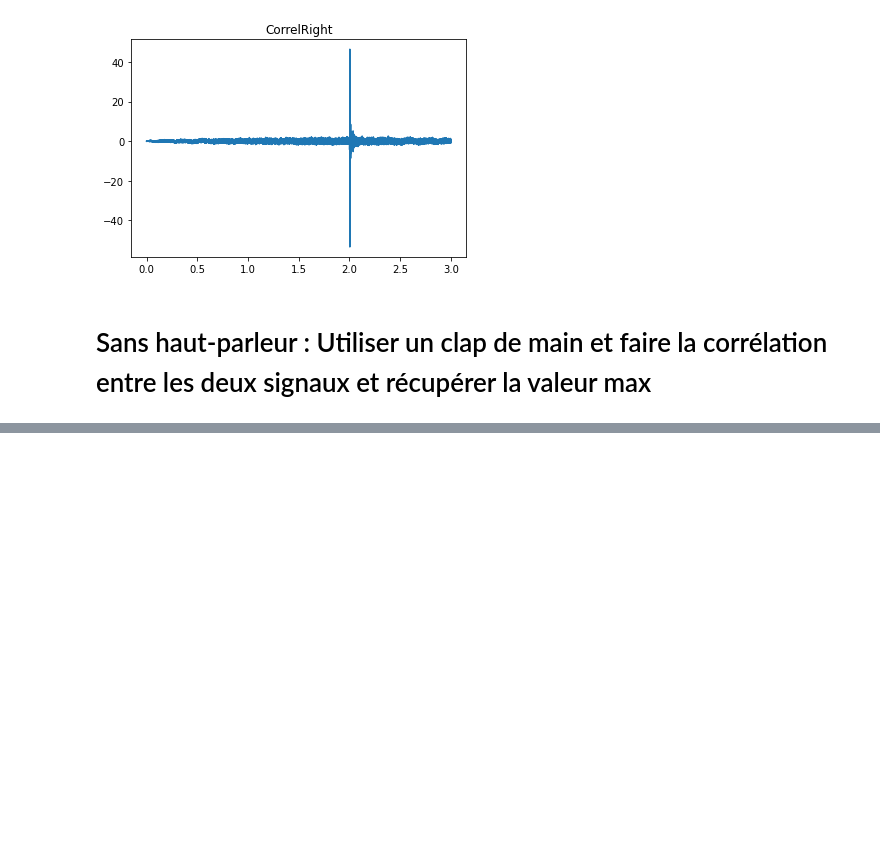
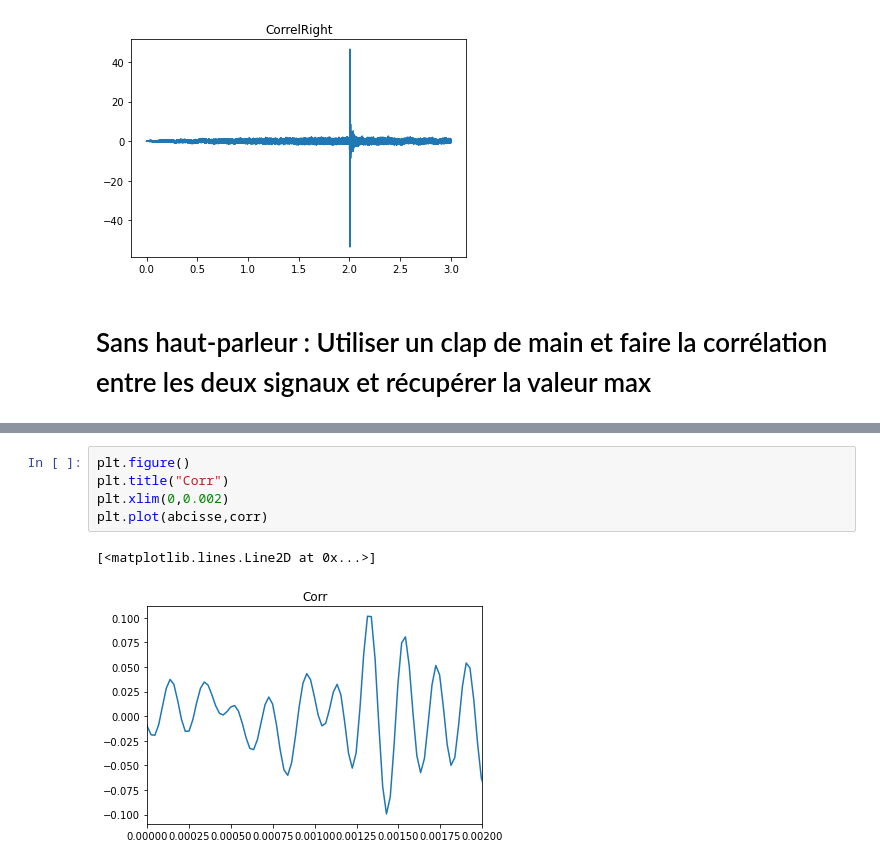
Before and after one commit to zuce68/ProjetFIP2A, a Jupyter notebook: MesureDuSon.ipynb, the cells around one changed output, grey strips where cells are left out. Saved outputs shown, nothing was run; the diff lists cells and outputs as text; blank space fills up the shorter version.

```diff
--- a/MesureDuSon.ipynb
+++ b/MesureDuSon.ipynb
@@ -194,0 +166,8 @@ plt.plot(n,data_left)
+# %%
+plt.figure()
+plt.title("Corr")
+plt.xlim(0,0.002)
+plt.plot(abcisse,corr)
+# %% [output]
+[<matplotlib.lines.Line2D at 0x...>]
+[figure, added]
```
Also changed, not shown: parts of 3 cells of this notebook, 1 other file.
